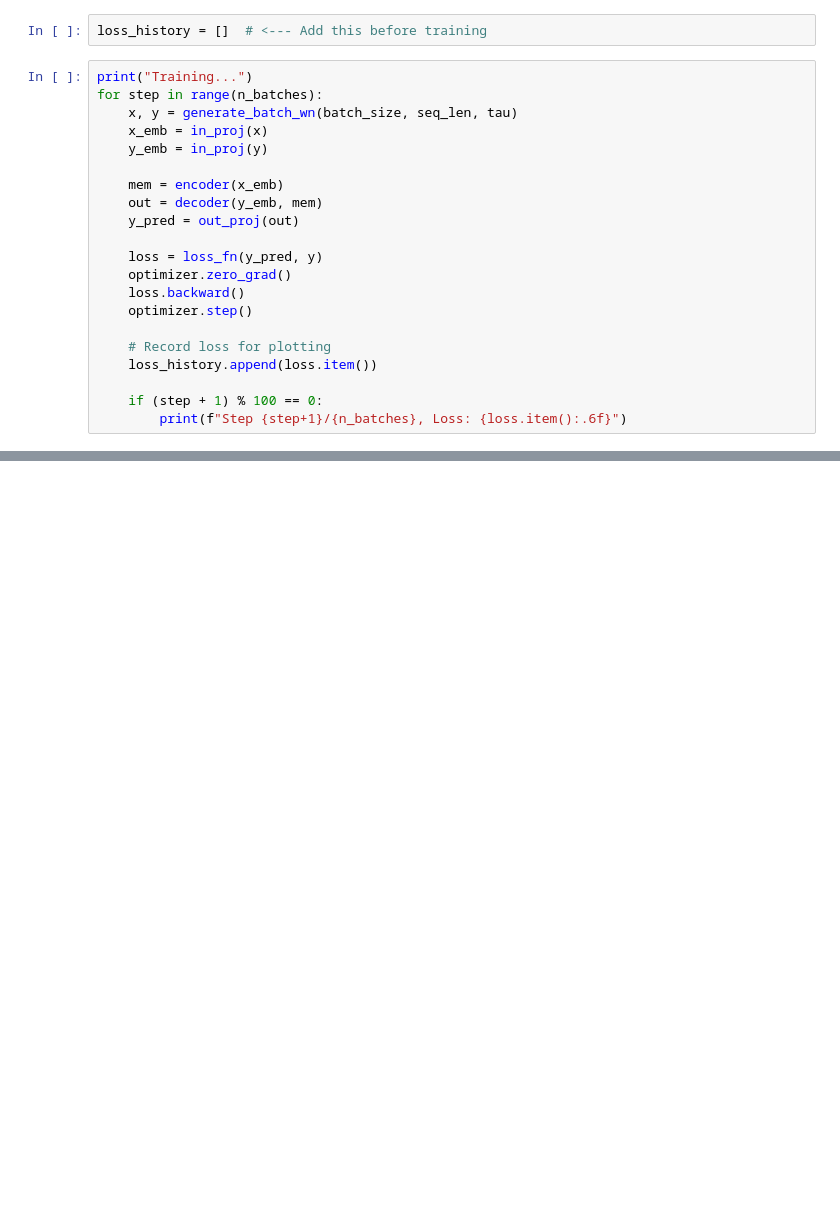
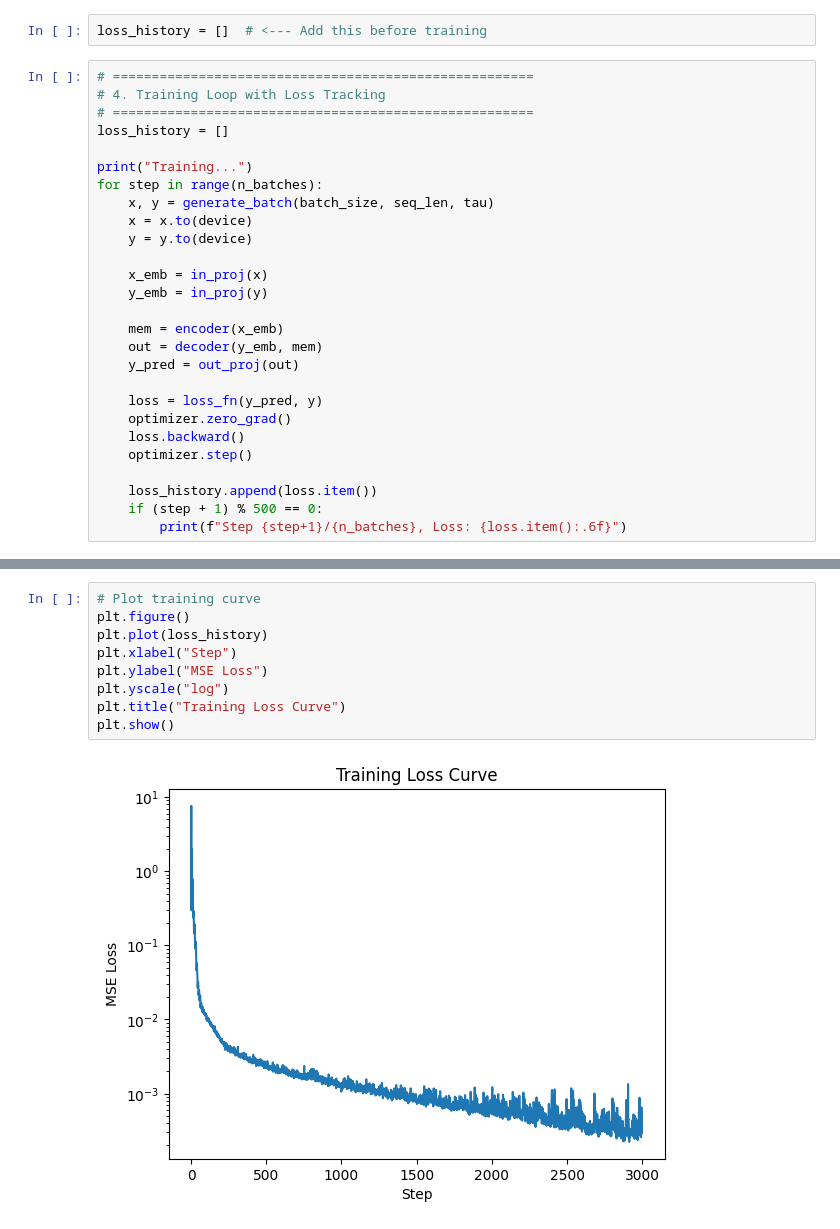
Before and after one commit to briandepasquale/transformer, a Jupyter notebook: Transformer.ipynb, the cells around one changed output, grey strips where cells are left out. Cells and saved outputs as stored; diff of their text form; blank space fills up the shorter version.

```diff
--- a/Transformer.ipynb
+++ b/Transformer.ipynb
@@ -56,9 +52,17 @@ loss_fn = nn.MSELoss()
 # %%
 loss_history = []  # <--- Add this before training
 # %%
+# ======================================================
+# 4. Training Loop with Loss Tracking
+# ======================================================
+loss_history = []
+
 print("Training...")
 for step in range(n_batches):
-    x, y = generate_batch_wn(batch_size, seq_len, tau)
+    x, y = generate_batch(batch_size, seq_len, tau)
+    x = x.to(device)
+    y = y.to(device)
+
     x_emb = in_proj(x)
     y_emb = in_proj(y)
 
@@ -71,10 +75,8 @@ for step in range(n_batches):
     loss.backward()
     optimizer.step()
 
-    # Record loss for plotting
     loss_history.append(loss.item())
-
-    if (step + 1) % 100 == 0:
+    if (step + 1) % 500 == 0:
         print(f"Step {step+1}/{n_batches}, Loss: {loss.item():.6f}")
 # %% [output]
 Training...
@@ -97 +89,12 @@ Step 2000/2000, Loss: 0.000114
+# %%
+# Plot training curve
+plt.figure()
+plt.plot(loss_history)
+plt.xlabel("Step")
+plt.ylabel("MSE Loss")
+plt.yscale("log")
+plt.title("Training Loss Curve")
+plt.show()
+# %% [output]
+[figure, added]
 # %%
```
Also changed, not shown: parts of 15 cells of this notebook, 1 other file.
